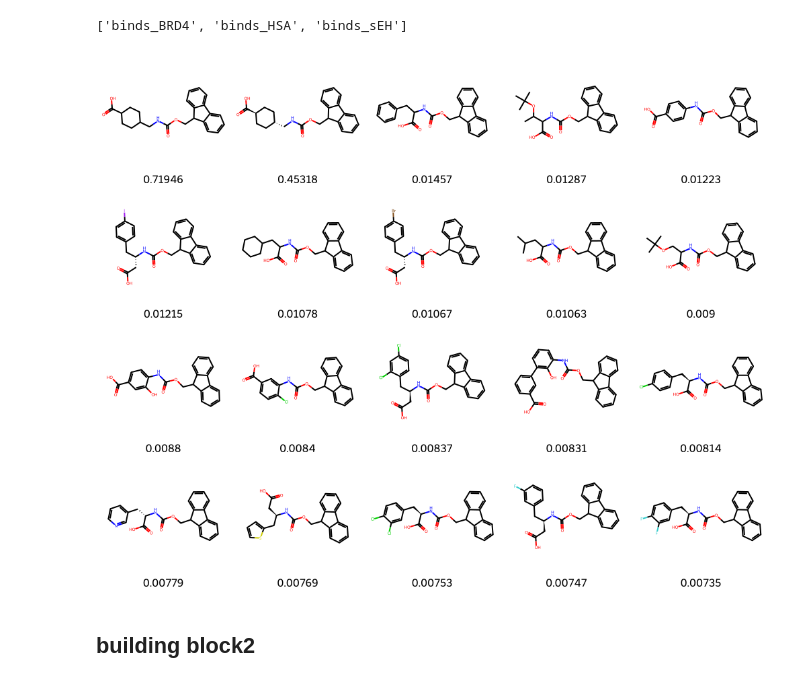
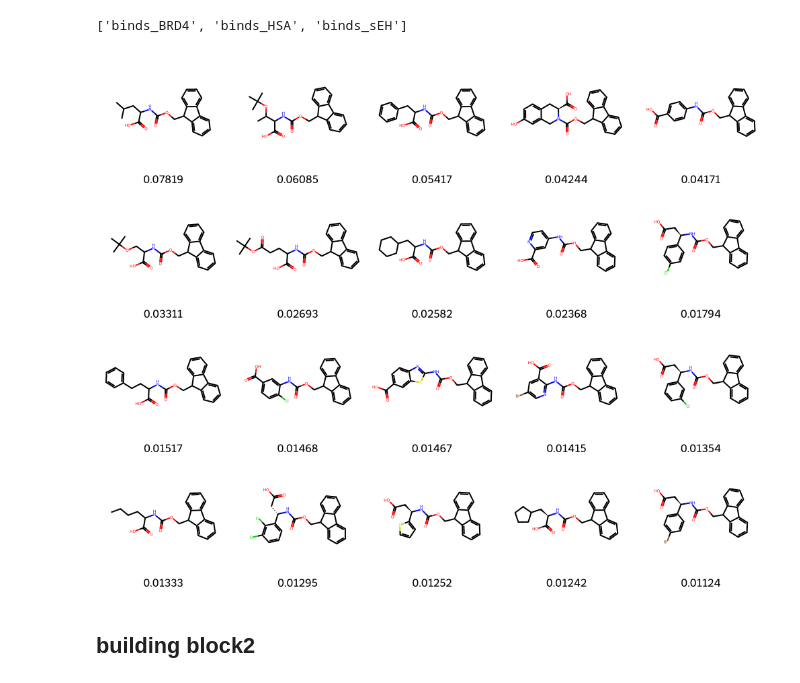
Before and after one commit to ottantacinque/KaggleLeashBio, a Jupyter notebook: notebooks/000_soft_labeling_check_data.ipynb, the cells around one changed output. Saved outputs shown, nothing was run; the diff lists cells and outputs as text; code cells hidden in the pictures.

```diff
--- a/notebooks/000_soft_labeling_check_data.ipynb
+++ b/notebooks/000_soft_labeling_check_data.ipynb
@@ -190,12 +190,12 @@ TARGETS
 # %% [output]
 ['binds_BRD4', 'binds_HSA', 'binds_sEH']
 # %%
-# target = 'binds_BRD4'
+target = 'binds_BRD4'
 # target = 'binds_HSA'
-target = 'binds_sEH'
+# target = 'binds_sEH'
 bb_col = 'buildingblock1_smiles'
 show_mol(target, bb_col, bb1_mean, bb1_idx2smiles, top=True)
 # %% [output]
-[figure, old version]
+[figure, new version]
 # %% [markdown]
 ## **building block2**
```
Also changed, not shown: parts of 3 cells of this notebook, 3 other files.
